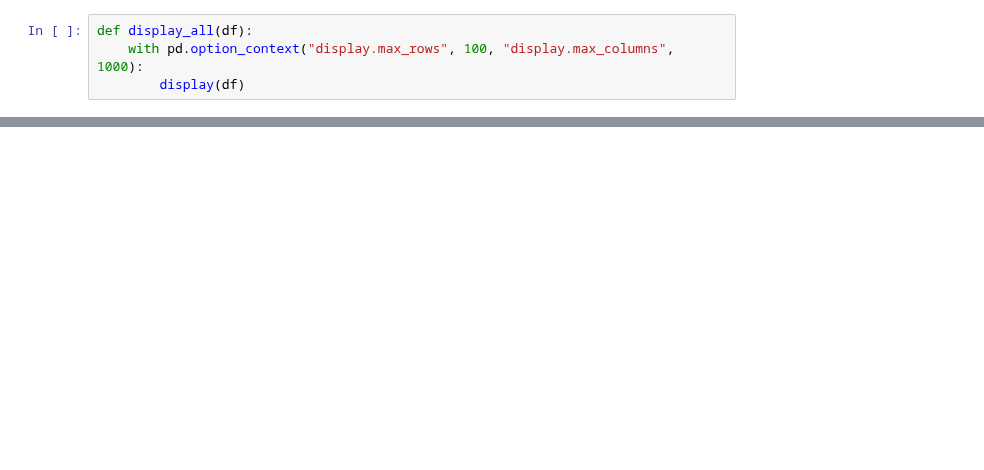
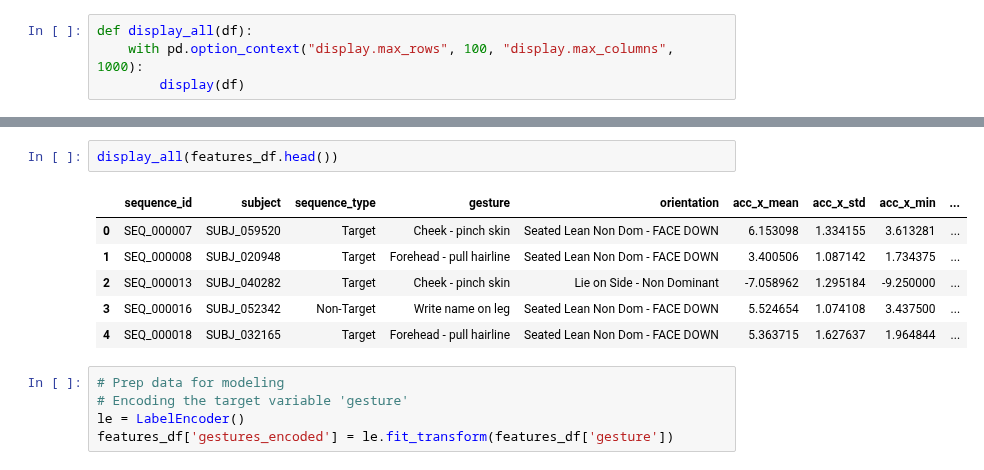
Before and after one commit to bachaudhry/kaggle-cmi-detect-behavior, a Jupyter notebook: notebooks/02-model-training.ipynb, the cells around one changed output, grey strips where cells are left out. Saved outputs shown, nothing was run; the diff lists cells and outputs as text; blank space fills up the shorter version.

```diff
--- a/notebooks/02-model-training.ipynb
+++ b/notebooks/02-model-training.ipynb
@@ -41,0 +60,14 @@ Columns:  ['row_id', 'sequence_type', 'sequence_id', 'sequence_counter', 'subjec
+# %%
+display_all(features_df.head())
+# %% [output]
+|  | sequence_id | subject | sequence_type | gesture | orientation | acc_x_mean | acc_x_std | acc_x_min | ... |
+| 0 | SEQ_000007 | SUBJ_059520 | Target | Cheek - pinch skin | Seated Lean Non Dom - FACE DOWN | 6.153098 | 1.334155 | 3.613281 | ... |
+| 1 | SEQ_000008 | SUBJ_020948 | Target | Forehead - pull hairline | Seated Lean Non Dom - FACE DOWN | 3.400506 | 1.087142 | 1.734375 | ... |
+| 2 | SEQ_000013 | SUBJ_040282 | Target | Cheek - pinch skin | Lie on Side - Non Dominant | -7.058962 | 1.295184 | -9.250000 | ... |
+| 3 | SEQ_000016 | SUBJ_052342 | Non-Target | Write name on leg | Seated Lean Non Dom - FACE DOWN | 5.524654 | 1.074108 | 3.437500 | ... |
+| 4 | SEQ_000018 | SUBJ_032165 | Target | Forehead - pull hairline | Seated Lean Non Dom - FACE DOWN | 5.363715 | 1.627637 | 1.964844 | ... |
+# %%
+# Prep data for modeling
+# Encoding the target variable 'gesture'
+le = LabelEncoder()
+features_df['gestures_encoded'] = le.fit_transform(features_df['gesture'])
```
Also changed, not shown: parts of 13 cells of this notebook, 4 other files.
